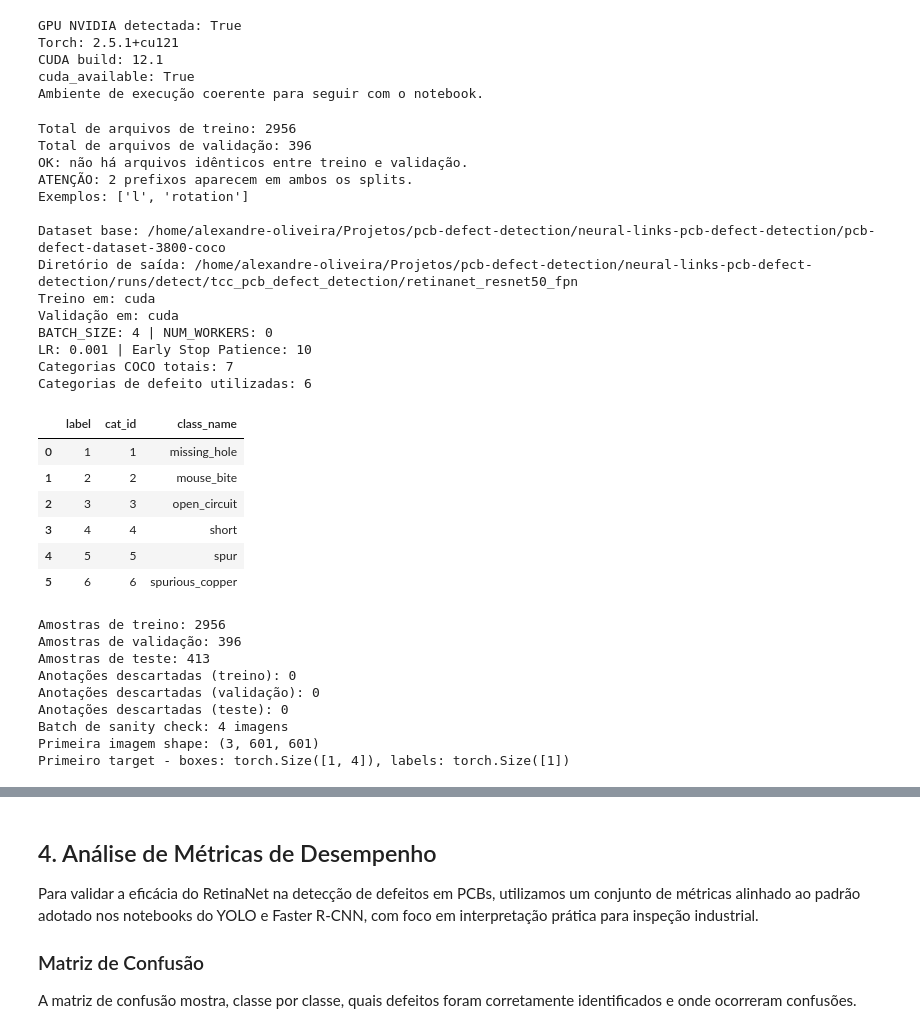
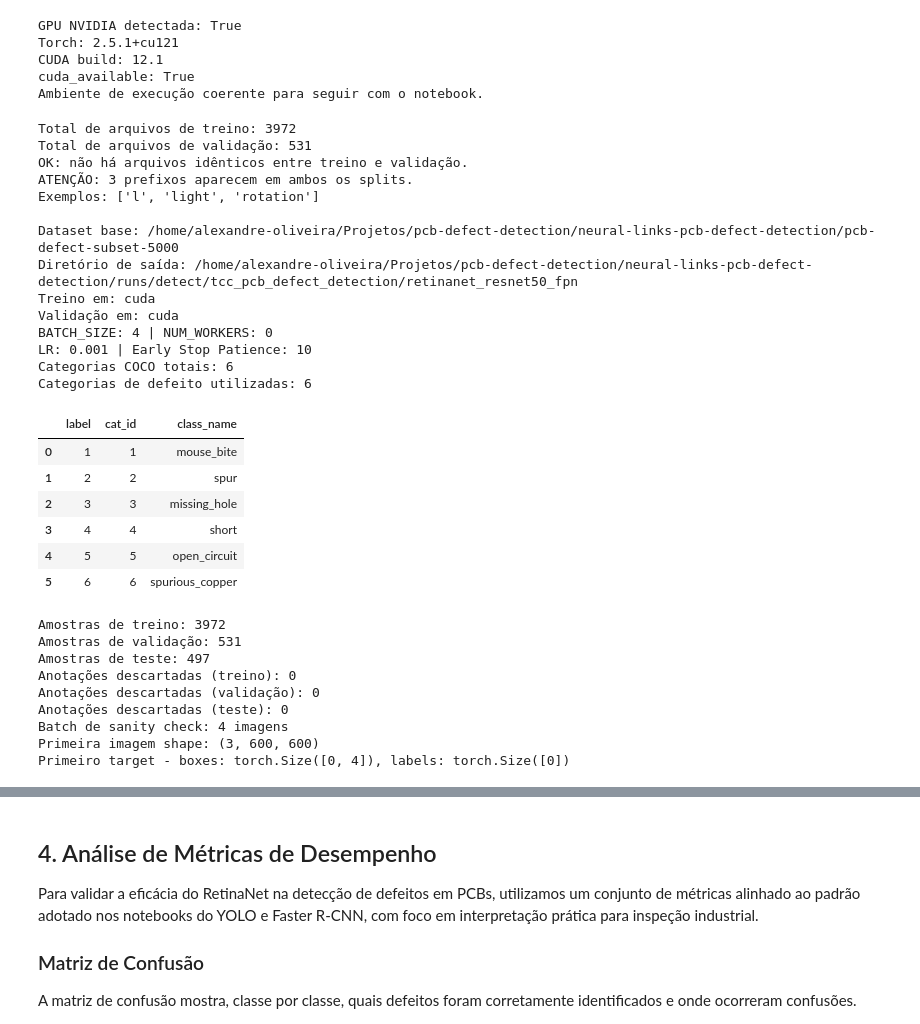
Before and after one commit to alehholiveira/pcb-defect-detection, a Jupyter notebook: neural-links-pcb-defect-detection/RetinaNet.ipynb, the cells around one changed output, grey strips where cells are left out. Cells and saved outputs as stored; diff of their text form; code cells hidden in the pictures.

```diff
--- a/neural-links-pcb-defect-detection/RetinaNet.ipynb
+++ b/neural-links-pcb-defect-detection/RetinaNet.ipynb
@@ -202,18 +200,18 @@ sns.set_style("whitegrid")
 # %%
 # Configuração de caminhos e experimento
 PROJECT_ROOT = Path.cwd()
-DATASET_ROOT = PROJECT_ROOT / "pcb-defect-dataset-3800-coco"
+DATASET_ROOT = PROJECT_ROOT / "pcb-defect-subset-5000"
 RUNS_ROOT = PROJECT_ROOT / "runs" / "detect"
 PROJECT_RUN_DIR = RUNS_ROOT / "tcc_pcb_defect_detection" / "retinanet_resnet50_fpn"
 PROJECT_RUN_DIR.mkdir(parents=True, exist_ok=True)
 
-TRAIN_DIR = DATASET_ROOT / "train"
-VALID_DIR = DATASET_ROOT / "valid"
-TEST_DIR = DATASET_ROOT / "test"
+TRAIN_DIR = DATASET_ROOT / "train" / "images"
+VALID_DIR = DATASET_ROOT / "val" / "images"
+TEST_DIR = DATASET_ROOT / "test" / "images"
 
-TRAIN_ANN_PATH = TRAIN_DIR / "_annotations.coco.json"
-VALID_ANN_PATH = VALID_DIR / "_annotations.coco.json"
-TEST_ANN_PATH = TEST_DIR / "_annotations.coco.json"
+TRAIN_ANN_PATH = TRAIN_DIR / "train_annotations.json"
+VALID_ANN_PATH = VALID_DIR / "val_annotations.json"
+TEST_ANN_PATH = TEST_DIR / "test_annotations.json"
 
 for p in [TRAIN_ANN_PATH, VALID_ANN_PATH, TEST_ANN_PATH]:
     if not p.exists():
@@ -303,44 +301,44 @@ cat_id_to_label = {item["id"]: idx + 1 for idx, item in enumerate(defect_categor
 label_to_name = {idx + 1: item["name"] for idx, item in enumerate(defect_categories)}
 label_to_cat_id = {idx + 1: item["id"] for idx, item in enumerate(defect_categories)}
 NUM_CLASSES = len(label_to_name) + 1  # + background
 
 class_df = pd.DataFrame(
     [
         {"label": label, "cat_id": label_to_cat_id[label], "class_name": label_to_name[label]}
         for label in sorted(label_to_name.keys())
     ]
 )
 
 print(f"\nDataset base: {DATASET_ROOT}")
 print(f"Diretório de saída: {PROJECT_RUN_DIR}")
 print(f"Treino em: {TRAIN_DEVICE}")
 print(f"Validação em: {EVAL_DEVICE}")
 print(f"BATCH_SIZE: {BATCH_SIZE} | NUM_WORKERS: {NUM_WORKERS}")
 print(f"LR: {LEARNING_RATE} | Early Stop Patience: {EARLY_STOP_PATIENCE}")
 print(f"Categorias COCO totais: {len(all_categories)}")
 print(f"Categorias de defeito utilizadas: {len(defect_categories)}")
 display(class_df)
 # %% [output]
-Total de arquivos de treino: 2956
-Total de arquivos de validação: 396
+Total de arquivos de treino: 3972
+Total de arquivos de validação: 531
 OK: não há arquivos idênticos entre treino e validação.
-ATENÇÃO: 2 prefixos aparecem em ambos os splits.
-Exemplos: ['l', 'rotation']
+ATENÇÃO: 3 prefixos aparecem em ambos os splits.
+Exemplos: ['l', 'light', 'rotation']
 
-Dataset base: /home/alexandre-oliveira/Projetos/pcb-defect-detection/neural-links-pcb-defect-detection/pcb-defect-dataset-3800-coco
+Dataset base: /home/alexandre-oliveira/Projetos/pcb-defect-detection/neural-links-pcb-defect-detection/pcb-defect-subset-5000
 Diretório de saída: /home/alexandre-oliveira/Projetos/pcb-defect-detection/neural-links-pcb-defect-detection/runs/detect/tcc_pcb_defect_detection/retinanet_resnet50_fpn
 Treino em: cuda
 Validação em: cuda
 BATCH_SIZE: 4 | NUM_WORKERS: 0
 LR: 0.001 | Early Stop Patience: 10
-Categorias COCO totais: 7
+Categorias COCO totais: 6
 Categorias de defeito utilizadas: 6
 |  | label | cat_id | class_name |
-| 0 | 1 | 1 | missing_hole |
-| 1 | 2 | 2 | mouse_bite |
-| 2 | 3 | 3 | open_circuit |
+| 0 | 1 | 1 | mouse_bite |
+| 1 | 2 | 2 | spur |
+| 2 | 3 | 3 | missing_hole |
 | 3 | 4 | 4 | short |
-| 4 | 5 | 5 | spur |
+| 4 | 5 | 5 | open_circuit |
 | 5 | 6 | 6 | spurious_copper |
 # %%
 class CocoDetectionDataset(Dataset):
@@ -506,15 +504,15 @@ print(f"Batch de sanity check: {len(sample_images)} imagens")
 print(f"Primeira imagem shape: {tuple(sample_images[0].shape)}")
 print(f"Primeiro target - boxes: {sample_targets[0]['boxes'].shape}, labels: {sample_targets[0]['labels'].shape}")
 # %% [output]
-Amostras de treino: 2956
-Amostras de validação: 396
-Amostras de teste: 413
+Amostras de treino: 3972
+Amostras de validação: 531
+Amostras de teste: 497
 Anotações descartadas (treino): 0
 Anotações descartadas (validação): 0
 Anotações descartadas (teste): 0
 Batch de sanity check: 4 imagens
-Primeira imagem shape: (3, 601, 601)
-Primeiro target - boxes: torch.Size([1, 4]), labels: torch.Size([1])
+Primeira imagem shape: (3, 600, 600)
+Primeiro target - boxes: torch.Size([0, 4]), labels: torch.Size([0])
 # %% [markdown]
 ## 3. Arquitetura do Modelo: RetinaNet
 
```
Also changed, not shown: parts of 6 cells of this notebook, 3 other files.
